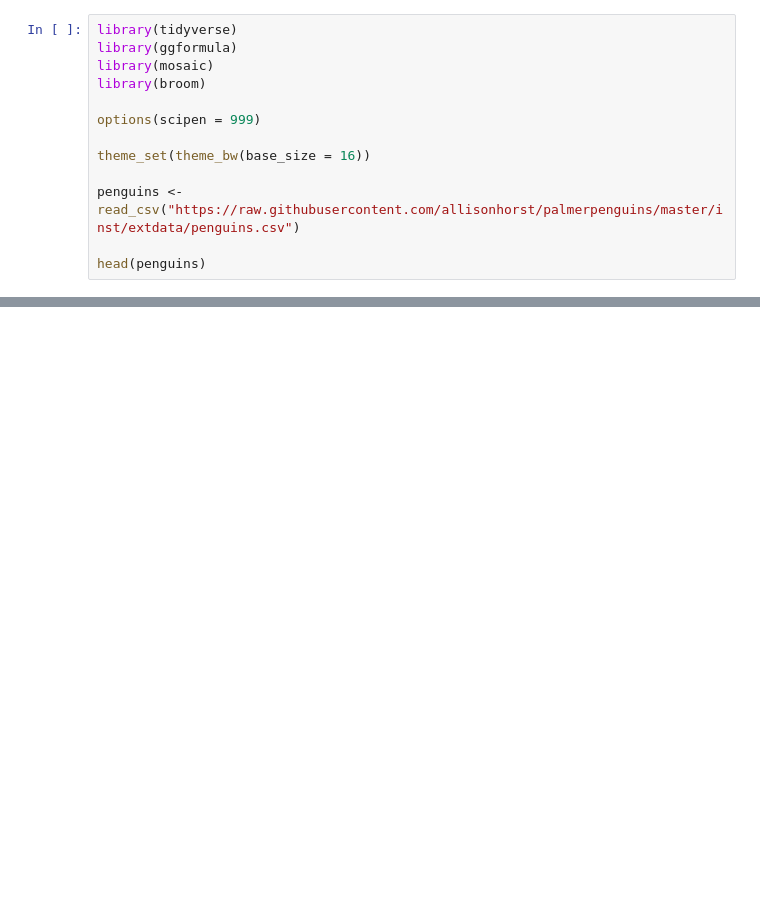
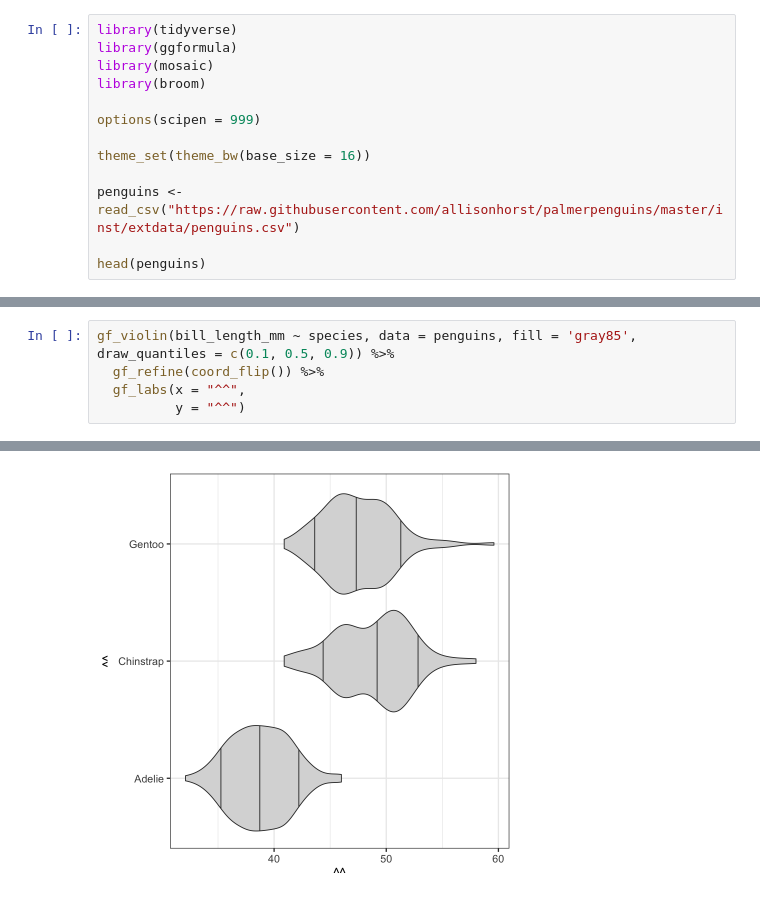
Before and after one commit to lebebr01/psqf_4143, a Jupyter notebook: assignments/04-regression.ipynb, the cells around one changed output, grey strips where cells are left out. Cells and saved outputs as stored; diff of their text form; blank space fills up the shorter version.

```diff
--- a/assignments/04-regression.ipynb
+++ b/assignments/04-regression.ipynb
@@ -168,0 +65,6 @@ median_coef %>%
+# %%
+gf_violin(bill_length_mm ~ species, data = penguins, fill = 'gray85', draw_quantiles = c(0.1, 0.5, 0.9)) %>%
+  gf_refine(coord_flip()) %>%
+  gf_labs(x = "^^",
+          y = "^^")
+# %% [output]
@@ -168,0 +73 @@ median_coef %>%
+[figure, added]
```
Also changed, not shown: parts of 43 cells of this notebook.
